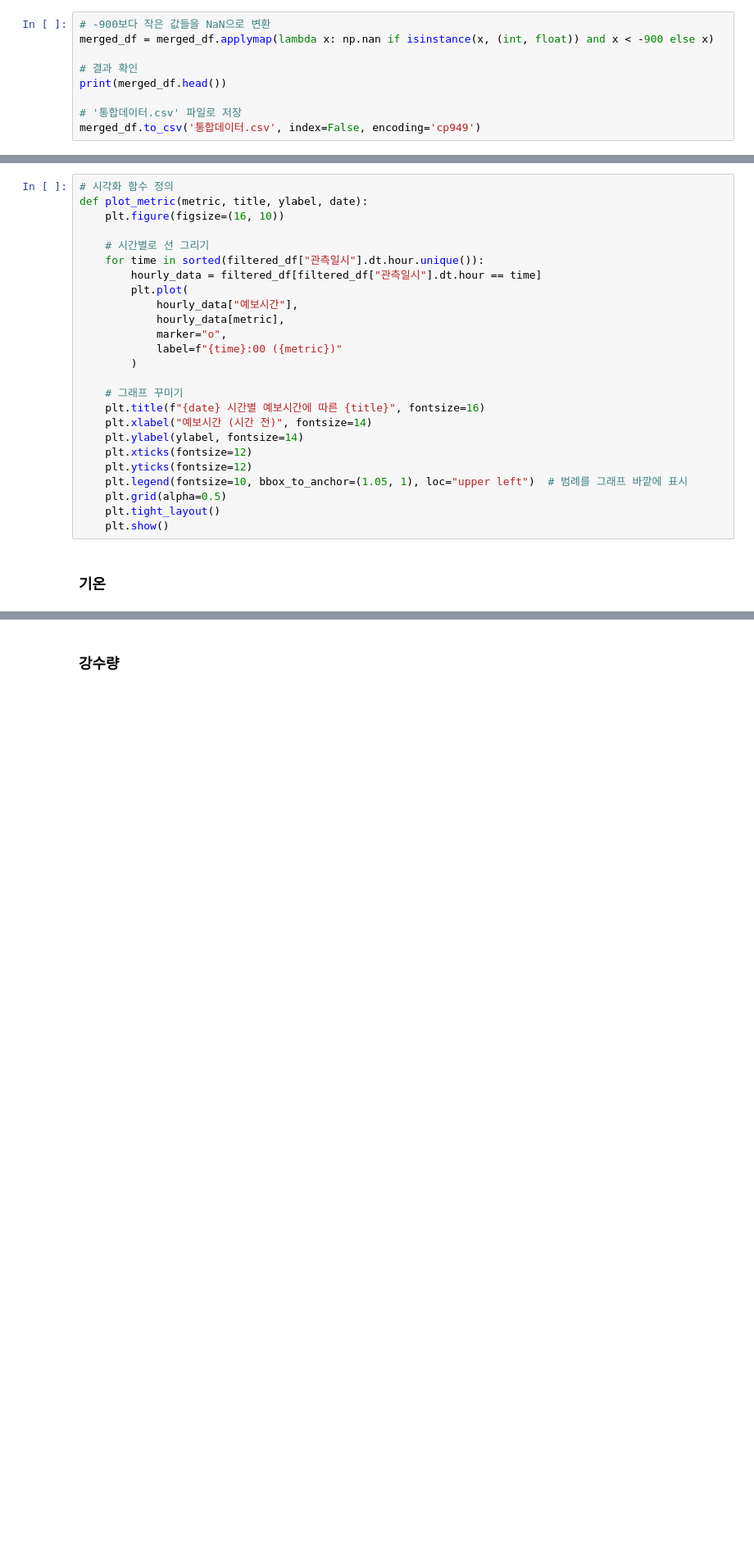
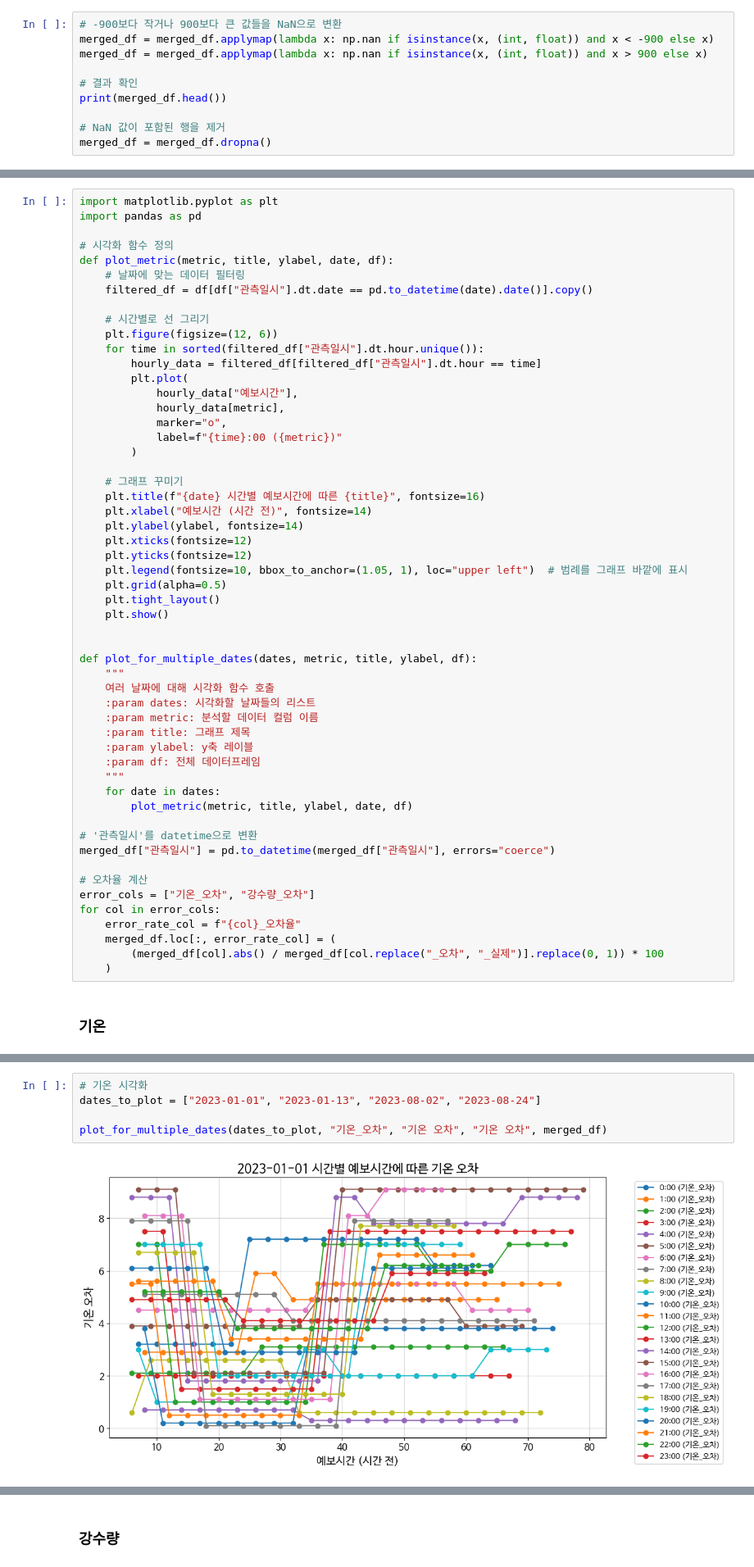
Before and after one commit to JulGoo/WeatherAnalyze, a Jupyter notebook: WeatherAnalyze.ipynb, the cells around one changed output, grey strips where cells are left out. Shown at 82% size. Drawn from its saved outputs; the diff is of its cells as text; blank space fills up the shorter version.

```diff
--- a/WeatherAnalyze.ipynb
+++ b/WeatherAnalyze.ipynb
@@ -417,10 +568,11 @@ print(merged_df.head())
 # %%
-# -900보다 작은 값들을 NaN으로 변환
+# -900보다 작거나 900보다 큰 값들을 NaN으로 변환
 merged_df = merged_df.applymap(lambda x: np.nan if isinstance(x, (int, float)) and x < -900 else x)
+merged_df = merged_df.applymap(lambda x: np.nan if isinstance(x, (int, float)) and x > 900 else x)
 
 # 결과 확인
 print(merged_df.head())
 
-# '통합데이터.csv' 파일로 저장
-merged_df.to_csv('통합데이터.csv', index=False, encoding='cp949')
+# NaN 값이 포함된 행을 제거
+merged_df = merged_df.dropna()
 # %% [output]
@@ -487,11 +637,16 @@ plt.rcParams.update({'font.size': 18, 'font.family': 'NanumGothic'}) # 폰트
 # %% [markdown]
 ### 함수로 정의
 # %%
+import matplotlib.pyplot as plt
+import pandas as pd
+
 # 시각화 함수 정의
-def plot_metric(metric, title, ylabel, date):
-    plt.figure(figsize=(16, 10))
+def plot_metric(metric, title, ylabel, date, df):
+    # 날짜에 맞는 데이터 필터링
+    filtered_df = df[df["관측일시"].dt.date == pd.to_datetime(date).date()].copy()
 
     # 시간별로 선 그리기
+    plt.figure(figsize=(12, 6))
     for time in sorted(filtered_df["관측일시"].dt.hour.unique()):
         hourly_data = filtered_df[filtered_df["관측일시"].dt.hour == time]
         plt.plot(
@@ -511,5 +666,29 @@ def plot_metric(metric, title, ylabel, date):
     plt.grid(alpha=0.5)
     plt.tight_layout()
     plt.show()
+
+
+def plot_for_multiple_dates(dates, metric, title, ylabel, df):
+    """
+    여러 날짜에 대해 시각화 함수 호출
+    :param dates: 시각화할 날짜들의 리스트
+    :param metric: 분석할 데이터 컬럼 이름
+    :param title: 그래프 제목
+    :param ylabel: y축 레이블
+    :param df: 전체 데이터프레임
+    """
+    for date in dates:
+        plot_metric(metric, title, ylabel, date, df)
+
+# '관측일시'를 datetime으로 변환
+merged_df["관측일시"] = pd.to_datetime(merged_df["관측일시"], errors="coerce")
+
+# 오차율 계산
+error_cols = ["기온_오차", "강수량_오차"]
+for col in error_cols:
+    error_rate_col = f"{col}_오차율"
+    merged_df.loc[:, error_rate_col] = (
+        (merged_df[col].abs() / merged_df[col.replace("_오차", "_실제")].replace(0, 1)) * 100
+    )
 # %% [markdown]
 ### 기온
@@ -536,0 +695,7 @@ plot_metric("기온_오차", "기온 오차", "기온 오차", "2023-01-01")
+# %%
+# 기온 시각화
+dates_to_plot = ["2023-01-01", "2023-01-13", "2023-08-02", "2023-08-24"]
+
+plot_for_multiple_dates(dates_to_plot, "기온_오차", "기온 오차", "기온 오차", merged_df)
+# %% [output]
+[figure, added]
```
Also changed, not shown: parts of 116 cells of this notebook, 2 other files.
